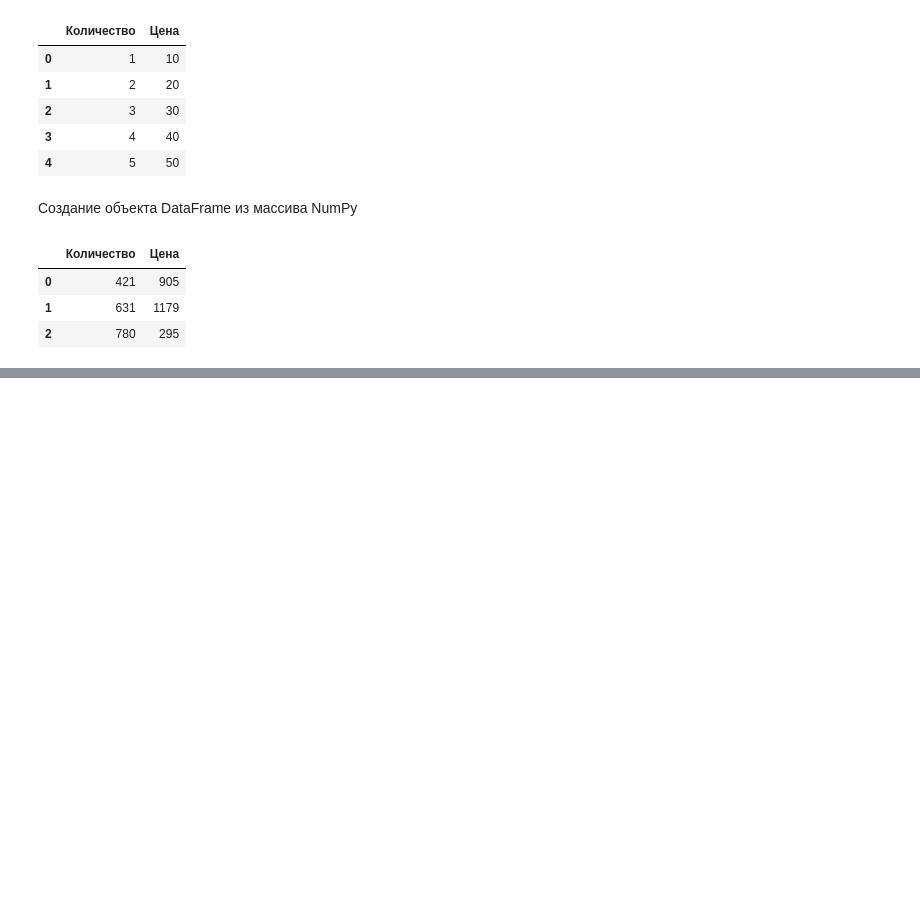
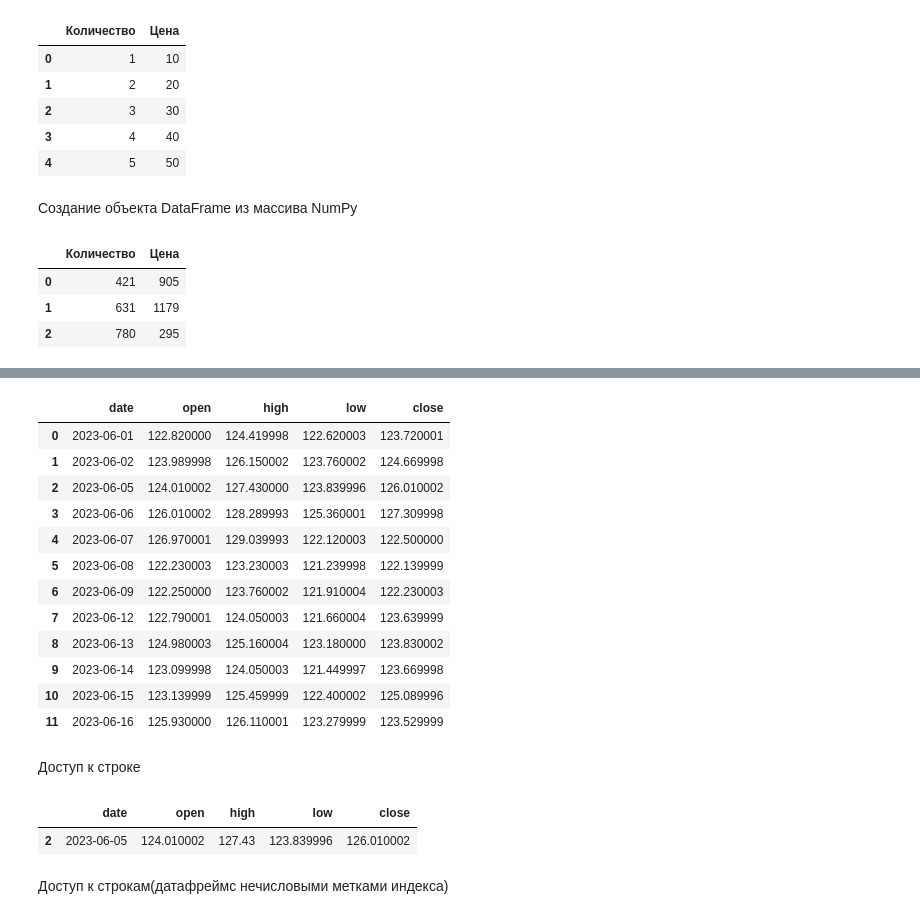
Before and after one commit to ArretWins/NumpyStudyProject, a Jupyter notebook: pandas/lesson_2.ipynb, the cells around one changed output, grey strips where cells are left out. Saved outputs shown, nothing was run; the diff lists cells and outputs as text; code cells hidden in the pictures; blank space fills up the shorter version.

```diff
--- a/pandas/lesson_2.ipynb
+++ b/pandas/lesson_2.ipynb
@@ -66,0 +303,40 @@ display(df)
+# %%
+data = [['2023-06-01',122.820000,124.419998,122.620003,123.720001],
+        ['2023-06-02',123.989998,126.150002,123.760002,124.669998],
+        ['2023-06-05',124.010002,127.430000,123.839996,126.010002],
+        ['2023-06-06',126.010002,128.289993,125.360001,127.309998],
+        ['2023-06-07',126.970001,129.039993,122.120003,122.500000],
+        ['2023-06-08',122.230003,123.230003,121.239998,122.139999],
+        ['2023-06-09',122.250000,123.760002,121.910004,122.230003],
+        ['2023-06-12',122.790001,124.050003,121.660004,123.639999],
+        ['2023-06-13',124.980003,125.160004,123.180000,123.830002],
+        ['2023-06-14',123.099998,124.050003,121.449997,123.669998],
+        ['2023-06-15',123.139999,125.459999,122.400002,125.089996],
+        ['2023-06-16',125.930000,126.110001,123.279999,123.529999]]
+col = ['date','open','high','low','close']
+google = pd.DataFrame(data=data, columns=col)
+google['date'] = google['date'].astype('datetime64[ns]')
+display(google)
+# %% [output]
+|  | date | open | high | low | close |
+| 0 | 2023-06-01 | 122.820000 | 124.419998 | 122.620003 | 123.720001 |
+| 1 | 2023-06-02 | 123.989998 | 126.150002 | 123.760002 | 124.669998 |
+| 2 | 2023-06-05 | 124.010002 | 127.430000 | 123.839996 | 126.010002 |
+| 3 | 2023-06-06 | 126.010002 | 128.289993 | 125.360001 | 127.309998 |
+| 4 | 2023-06-07 | 126.970001 | 129.039993 | 122.120003 | 122.500000 |
+| 5 | 2023-06-08 | 122.230003 | 123.230003 | 121.239998 | 122.139999 |
+| 6 | 2023-06-09 | 122.250000 | 123.760002 | 121.910004 | 122.230003 |
+| 7 | 2023-06-12 | 122.790001 | 124.050003 | 121.660004 | 123.639999 |
+| 8 | 2023-06-13 | 124.980003 | 125.160004 | 123.180000 | 123.830002 |
+| 9 | 2023-06-14 | 123.099998 | 124.050003 | 121.449997 | 123.669998 |
+| 10 | 2023-06-15 | 123.139999 | 125.459999 | 122.400002 | 125.089996 |
+| 11 | 2023-06-16 | 125.930000 | 126.110001 | 123.279999 | 123.529999 |
+# %% [markdown]
+Доступ к строке
+# %%
+google[2:3]
+# %% [output]
+|  | date | open | high | low | close |
+| 2 | 2023-06-05 | 124.010002 | 127.43 | 123.839996 | 126.010002 |
+# %% [markdown]
+Доступ к строкам(датафреймс нечисловыми метками индекса)
```
Also changed, not shown: parts of 27 cells of this notebook.
